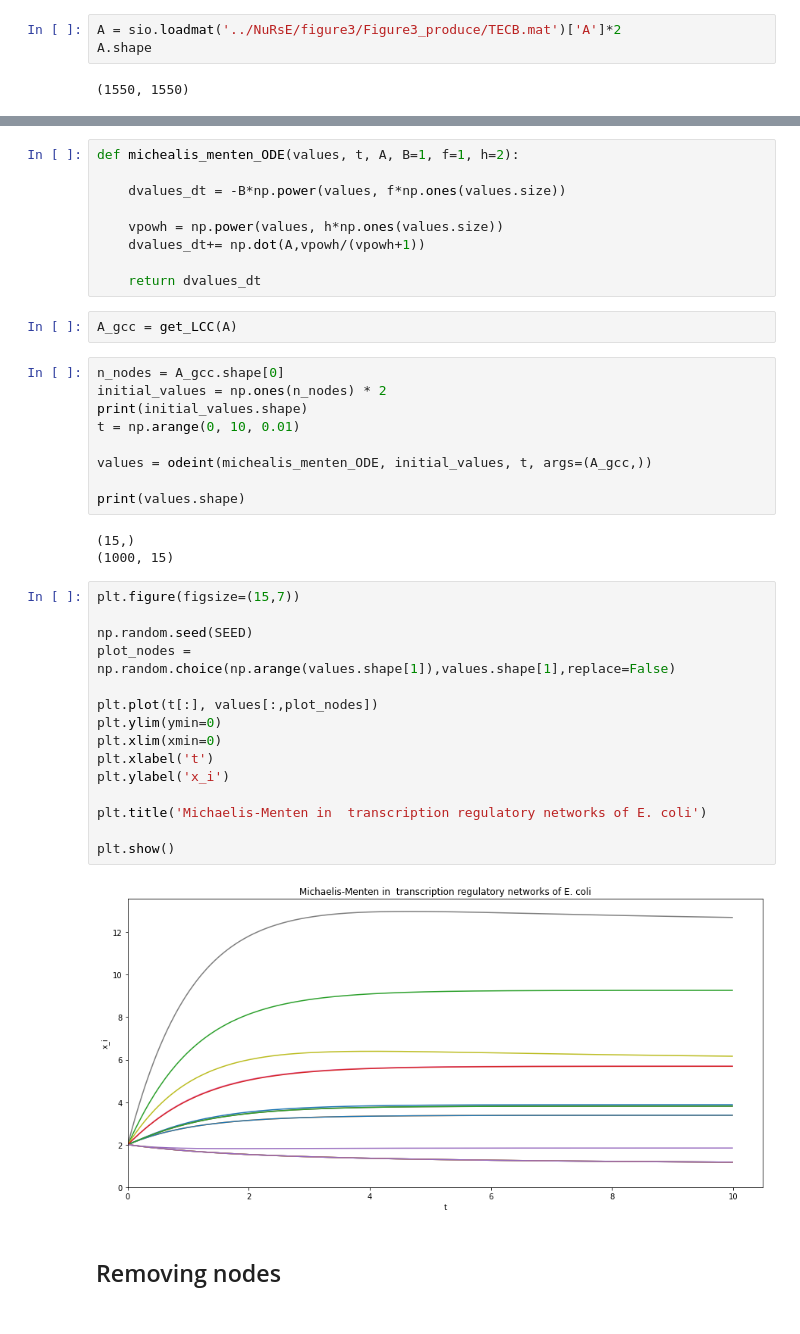
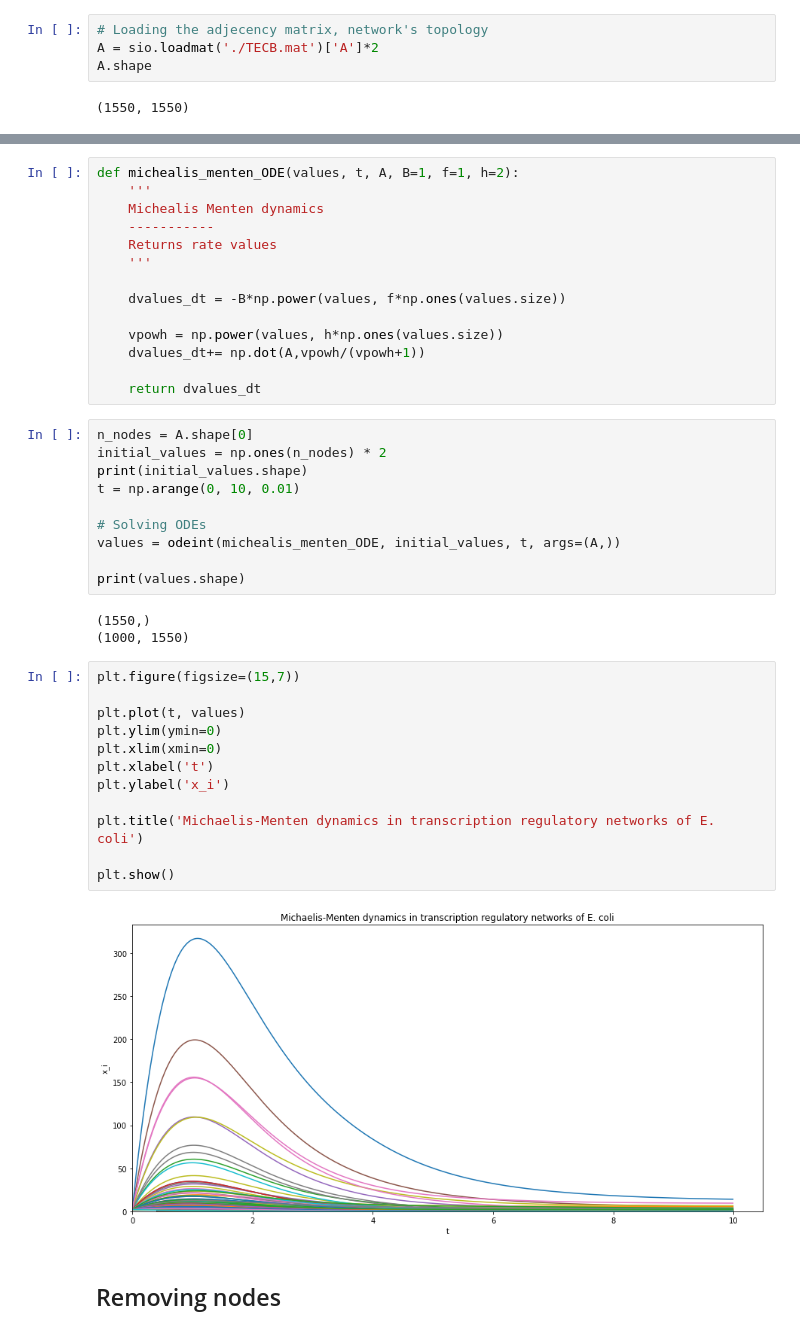
Before and after one commit to PranavAga/resilience-in-complex_networks, a Jupyter notebook: 3d.ipynb, the cells around one changed output, grey strips where cells are left out. Saved outputs shown, nothing was run; the diff lists cells and outputs as text.

```diff
--- a/3d.ipynb
+++ b/3d.ipynb
@@ -11,7 +14,8 @@ SEED = 2024
 # %% [markdown]
 ## Creating the network
 # %%
-A = sio.loadmat('../NuRsE/figure3/Figure3_produce/TECB.mat')['A']*2
+# Loading the adjecency matrix, network's topology
+A = sio.loadmat('./TECB.mat')['A']*2
 A.shape
 # %% [output]
 (1550, 1550)
@@ -35,5 +43,10 @@ def get_LCC(A, cutoff=2):
 # %%
 def michealis_menten_ODE(values, t, A, B=1, f=1, h=2):
+    '''
+    Michealis Menten dynamics
+    -----------
+    Returns rate values
+    '''
 
     dvalues_dt = -B*np.power(values, f*np.ones(values.size))
 
@@ -41,37 +54,33 @@ def michealis_menten_ODE(values, t, A, B=1, f=1, h=2):
     dvalues_dt+= np.dot(A,vpowh/(vpowh+1))
 
     return dvalues_dt
-# %%
-A_gcc = get_LCC(A)
 # %%
-n_nodes = A_gcc.shape[0]
+n_nodes = A.shape[0]
 initial_values = np.ones(n_nodes) * 2
 print(initial_values.shape)
 t = np.arange(0, 10, 0.01)
 
-values = odeint(michealis_menten_ODE, initial_values, t, args=(A_gcc,))
+# Solving ODEs
+values = odeint(michealis_menten_ODE, initial_values, t, args=(A,))
 
 print(values.shape)
 # %% [output]
-(15,)
-(1000, 15)
+(1550,)
+(1000, 1550)
 # %%
 plt.figure(figsize=(15,7))
 
-np.random.seed(SEED)
-plot_nodes = np.random.choice(np.arange(values.shape[1]),values.shape[1],replace=False)
-
-plt.plot(t[:], values[:,plot_nodes])
+plt.plot(t, values)
 plt.ylim(ymin=0)
 plt.xlim(xmin=0)
 plt.xlabel('t')
 plt.ylabel('x_i')
 
-plt.title('Michaelis-Menten in  transcription regulatory networks of E. coli')
+plt.title('Michaelis-Menten dynamics in transcription regulatory networks of E. coli')
 
 plt.show()
 # %% [output]
-[figure, old version]
+[figure, new version]
 # %% [markdown]
 ## Removing nodes
 # %%
```
Also changed, not shown: parts of 12 cells of this notebook, 3 other files.
